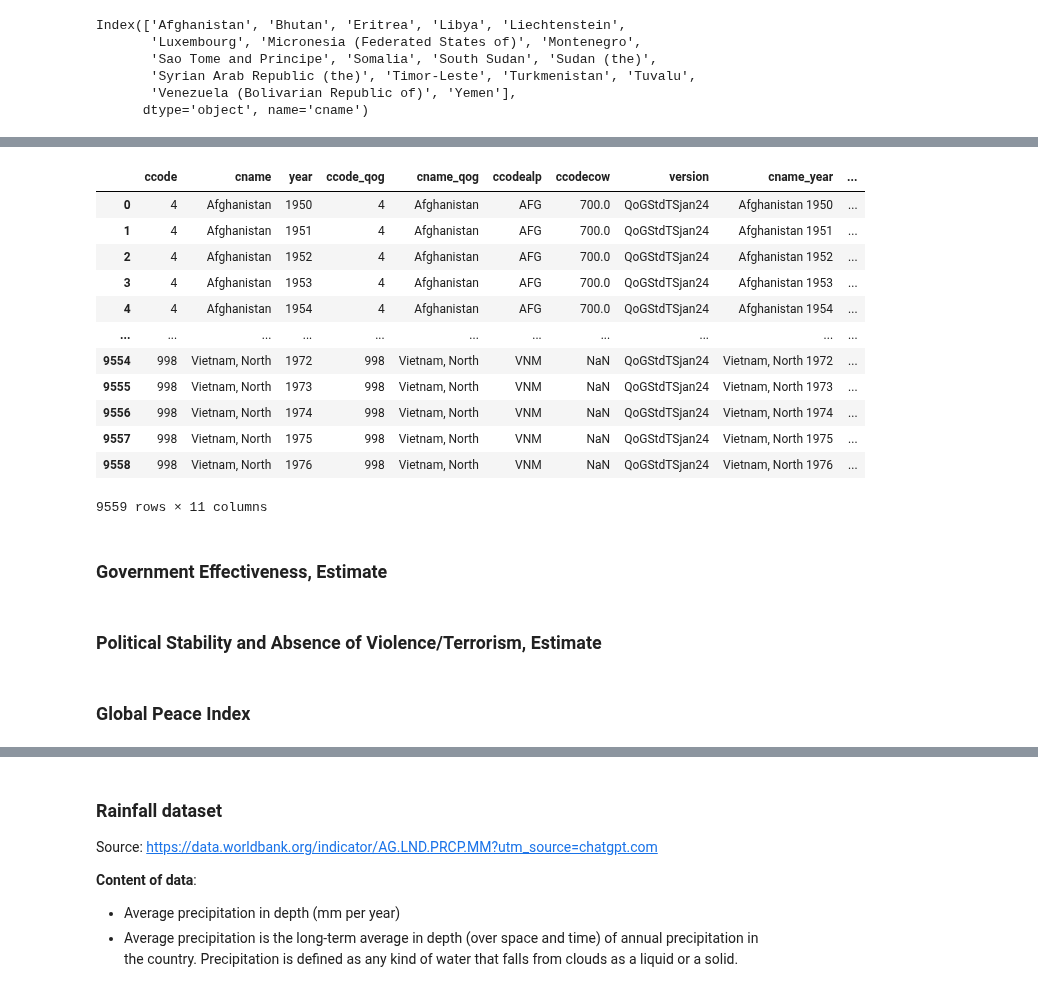
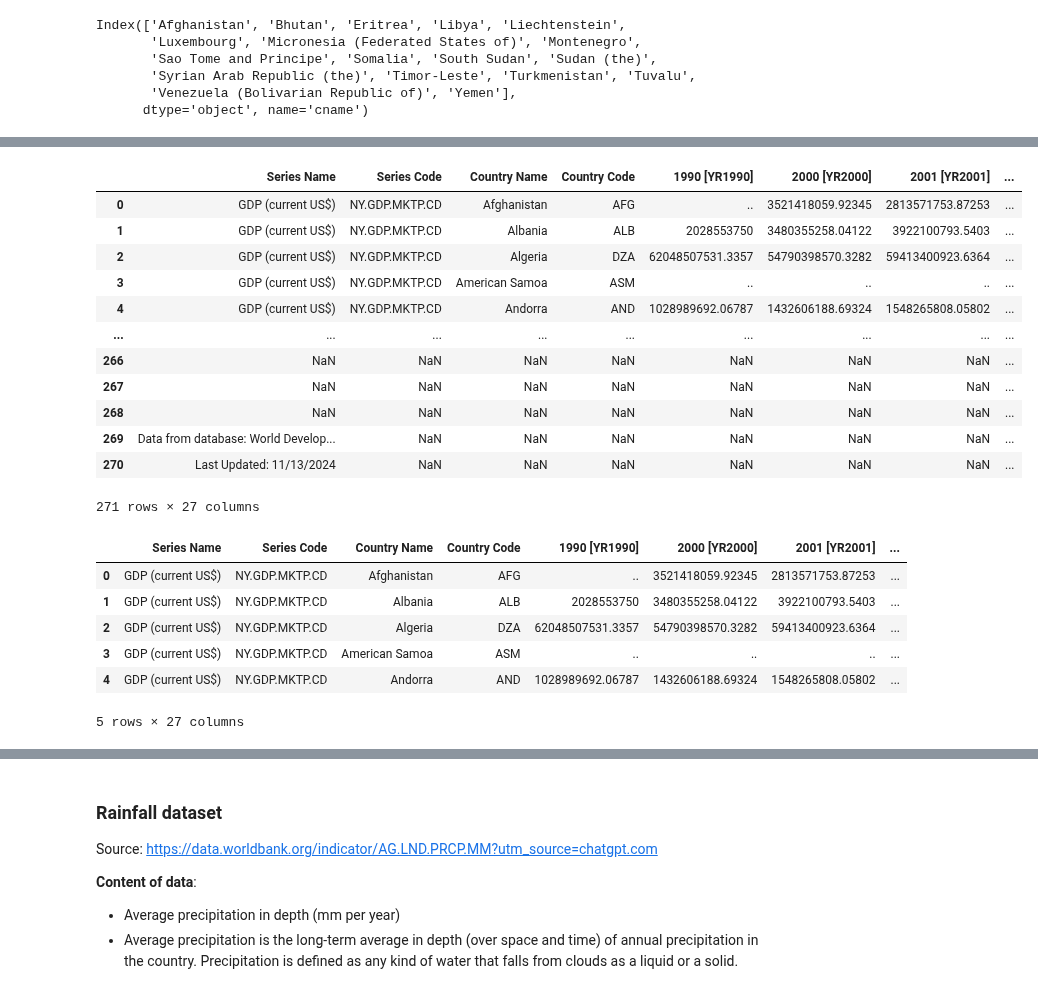
Before and after one commit to ZeliaDec/DataScience, a Jupyter notebook: Data_Notebook.ipynb, the cells around one changed output, grey strips where cells are left out. Saved outputs shown, nothing was run; the diff lists cells and outputs as text; code cells hidden in the pictures.

```diff
--- a/Data_Notebook.ipynb
+++ b/Data_Notebook.ipynb
@@ -1687,34 +1691,39 @@ wdi_fdiin.head()
 | 47 | 2002 | ALB | 3.10 |
 | 48 | 2003 | ALB | 3.17 |
 | 49 | 2004 | ALB | 4.75 |
-# %%
-mad_gdppc = pd.read_csv(filepath + "mad_gdppc.csv", delimiter = ";")
-
-# Convert commas to dots for numeric columns
-for col in  mad_gdppc.columns:
-    if  mad_gdppc[col].dtype == 'object':
-        try:
-             mad_gdppc[col] = pd.to_numeric(mad_gdppc[col].str.replace(',', '.'), errors='raise')
-        except ValueError:
-            pass
-mad_gdppc
-# %% [output]
-|  | ccode | cname | year | ccode_qog | cname_qog | ccodealp | ccodecow | version | cname_year | ... |
-| 0 | 4 | Afghanistan | 1950 | 4 | Afghanistan | AFG | 700.0 | QoGStdTSjan24 | Afghanistan 1950 | ... |
-| 1 | 4 | Afghanistan | 1951 | 4 | Afghanistan | AFG | 700.0 | QoGStdTSjan24 | Afghanistan 1951 | ... |
-| 2 | 4 | Afghanistan | 1952 | 4 | Afghanistan | AFG | 700.0 | QoGStdTSjan24 | Afghanistan 1952 | ... |
-| 3 | 4 | Afghanistan | 1953 | 4 | Afghanistan | AFG | 700.0 | QoGStdTSjan24 | Afghanistan 1953 | ... |
-| 4 | 4 | Afghanistan | 1954 | 4 | Afghanistan | AFG | 700.0 | QoGStdTSjan24 | Afghanistan 1954 | ... |
-| ... | ... | ... | ... | ... | ... | ... | ... | ... | ... | ... |
-| 9554 | 998 | Vietnam, North | 1972 | 998 | Vietnam, North | VNM | NaN | QoGStdTSjan24 | Vietnam, North 1972 | ... |
-| 9555 | 998 | Vietnam, North | 1973 | 998 | Vietnam, North | VNM | NaN | QoGStdTSjan24 | Vietnam, North 1973 | ... |
-| 9556 | 998 | Vietnam, North | 1974 | 998 | Vietnam, North | VNM | NaN | QoGStdTSjan24 | Vietnam, North 1974 | ... |
-| 9557 | 998 | Vietnam, North | 1975 | 998 | Vietnam, North | VNM | NaN | QoGStdTSjan24 | Vietnam, North 1975 | ... |
-| 9558 | 998 | Vietnam, North | 1976 | 998 | Vietnam, North | VNM | NaN | QoGStdTSjan24 | Vietnam, North 1976 | ... |
-9559 rows × 11 columns
-# %% [markdown]
-### Government Eﬀectiveness, Estimate
-# %% [markdown]
-### Political Stability and Absence of Violence/Terrorism, Estimate
-# %% [markdown]
-### Global Peace Index
+# %%
+wdi_gdp = pd.read_csv(filepath + "wdi_gdp.csv")
+
+# Convert commas to dots for numeric columns
+for col in  wdi_gdp.columns:
+    if  wdi_gdp[col].dtype == 'object':
+        try:
+             wdi_gdp[col] = pd.to_numeric(wdi_gdp[col].str.replace(',', '.'), errors='raise')
+        except ValueError:
+            pass
+wdi_gdp
+# %% [output]
+|  | Series Name | Series Code | Country Name | Country Code | 1990 [YR1990] | 2000 [YR2000] | 2001 [YR2001] | ... |
+| 0 | GDP (current US$) | NY.GDP.MKTP.CD | Afghanistan | AFG | .. | 3521418059.92345 | 2813571753.87253 | ... |
+| 1 | GDP (current US$) | NY.GDP.MKTP.CD | Albania | ALB | 2028553750 | 3480355258.04122 | 3922100793.5403 | ... |
+| 2 | GDP (current US$) | NY.GDP.MKTP.CD | Algeria | DZA | 62048507531.3357 | 54790398570.3282 | 59413400923.6364 | ... |
+| 3 | GDP (current US$) | NY.GDP.MKTP.CD | American Samoa | ASM | .. | .. | .. | ... |
+| 4 | GDP (current US$) | NY.GDP.MKTP.CD | Andorra | AND | 1028989692.06787 | 1432606188.69324 | 1548265808.05802 | ... |
+| ... | ... | ... | ... | ... | ... | ... | ... | ... |
+| 266 | NaN | NaN | NaN | NaN | NaN | NaN | NaN | ... |
+| 267 | NaN | NaN | NaN | NaN | NaN | NaN | NaN | ... |
+| 268 | NaN | NaN | NaN | NaN | NaN | NaN | NaN | ... |
+| 269 | Data from database: World Develop... | NaN | NaN | NaN | NaN | NaN | NaN | ... |
+| 270 | Last Updated: 11/13/2024 | NaN | NaN | NaN | NaN | NaN | NaN | ... |
+271 rows × 27 columns
+# %%
+wdi_gdp = wdi_gdp.dropna()
+wdi_gdp.head()
+# %% [output]
+|  | Series Name | Series Code | Country Name | Country Code | 1990 [YR1990] | 2000 [YR2000] | 2001 [YR2001] | ... |
+| 0 | GDP (current US$) | NY.GDP.MKTP.CD | Afghanistan | AFG | .. | 3521418059.92345 | 2813571753.87253 | ... |
+| 1 | GDP (current US$) | NY.GDP.MKTP.CD | Albania | ALB | 2028553750 | 3480355258.04122 | 3922100793.5403 | ... |
+| 2 | GDP (current US$) | NY.GDP.MKTP.CD | Algeria | DZA | 62048507531.3357 | 54790398570.3282 | 59413400923.6364 | ... |
+| 3 | GDP (current US$) | NY.GDP.MKTP.CD | American Samoa | ASM | .. | .. | .. | ... |
+| 4 | GDP (current US$) | NY.GDP.MKTP.CD | Andorra | AND | 1028989692.06787 | 1432606188.69324 | 1548265808.05802 | ... |
+5 rows × 27 columns
```
Also changed, not shown: parts of 11 cells of this notebook, 2 other files.
